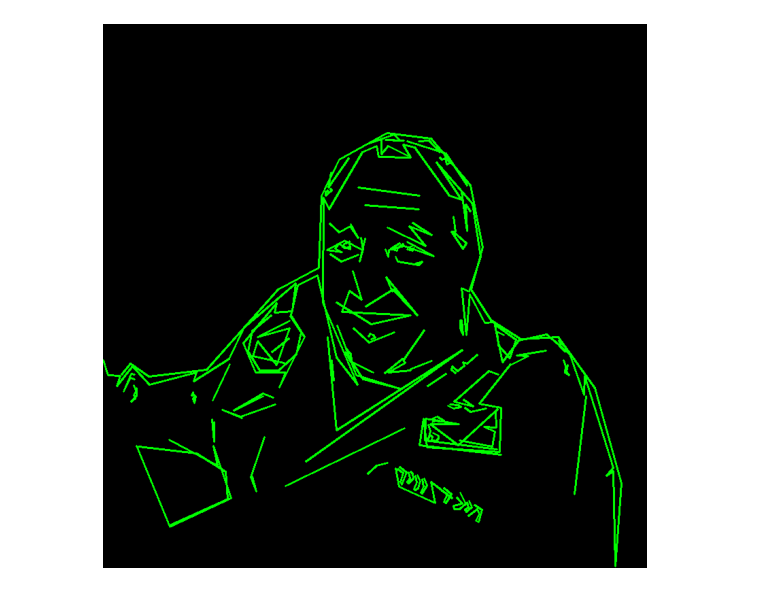
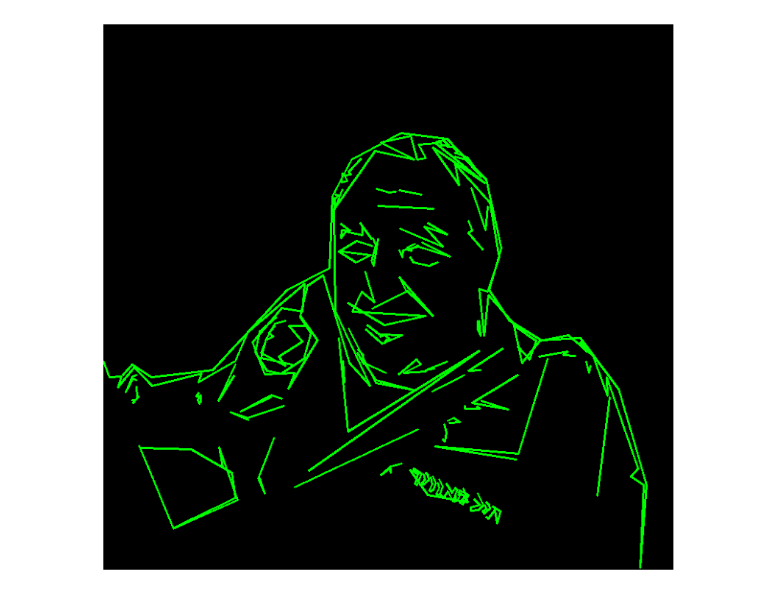
Before and after one commit to Ziv-spec/randomfun, a Jupyter notebook: ml/face.ipynb, the cells around one changed output. Cells and saved outputs as stored; diff of their text form; code cells hidden in the pictures.

```diff
--- a/ml/face.ipynb
+++ b/ml/face.ipynb
@@ -89,3 +90,20 @@ plt.imshow(new_img.astype('uint8'))
 
 with open('face.img', '+a') as face_img:
     face_img.write(new_img_img)
+# %%
+import cv2 as cv
+import numpy as np
+import matplotlib.pyplot as plt
+
+image_path = 'ashush_body.jpeg'
+# image_path = 'C:\\Users\\bkand\\Downloads\\shilon.jpeg'
+img = cv.imread(image_path, cv.IMREAD_GRAYSCALE)
+h, w = img.shape; ratio = w/h
+img = cv.resize(img, (int(ratio*120), 120))
+plt.imshow(img)
+
+from PIL import Image
+with Image.open(image_path) as im:
+    w, h = im.size; ratio = w/h
+    img = np.asarray(im)
+plt.imshow(img)
@@ -92,7 +113,4 @@ with open('face.img', '+a') as face_img:
 # %%
-import cv2 as cv
-import numpy as np
-import matplotlib.pyplot as plt
 
 #  Holistically-Nested Edge Detection (https://arxiv.org/abs/1504.06375) neural network
 #  is used as an example model. Find a pre-trained model at https://github.com/s9xie/hed.
@@ -121,7 +139,6 @@ class CropLayer(object):
     def forward(self, inputs):
         return [inputs[0][:,:,self.ystart:self.yend,self.xstart:self.xend]]
 
-input_img = "C:\\Users\\bkand\\Downloads\\tanya-images\\ashush_body.jpeg"
 prototxt = "deploy.prototxt"
 caffemodel ="hed_pretrained_bsds.caffemodel"
 
@@ -130,8 +147,7 @@ caffemodel ="hed_pretrained_bsds.caffemodel"
 net = cv.dnn.readNetFromCaffe(prototxt, caffemodel)
 cv.dnn_registerLayer('Crop', CropLayer)
 
-image=cv.imread(input_img)
-image=cv.resize(image,(800, 800))
+image=img
 
 inp = cv.dnn.blobFromImage(image, scalefactor=.8, size=image.shape[:2],
                            mean=(104.00698793, 116.66876762, 122.67891434),
@@ -147,14 +163,15 @@ out=cv.cvtColor(out,cv.COLOR_GRAY2BGR)
 out = 255 * out
 out = out.astype(np.uint8)
 # %%
-img = cv.imread(input_img, cv.IMREAD_GRAYSCALE)
-img=cv.resize(img,(800, 800))
+
+img = cv.imread(image_path, cv.IMREAD_GRAYSCALE)
+
 img = cv.medianBlur(img,5)
 # https://docs.opencv.org/4.x/d7/d4d/tutorial_py_thresholding.html
 gray_threshold = cv.adaptiveThreshold(img,255,cv.ADAPTIVE_THRESH_GAUSSIAN_C, cv.THRESH_BINARY_INV,11,2)
 gray_hed = cv.cvtColor( out, cv.COLOR_RGB2GRAY)
 gray_bitwise_hed_and_threshold = np.bitwise_and(gray_threshold, gray_hed)
-plt.subplots(figsize=(15, 15))
+plt.subplots(figsize=(15, 5))
 plt.subplot(1, 3, 1)
 plt.axis('off')
 plt.imshow(gray_threshold)
@@ -170,11 +187,17 @@ plt.axis('off')
 # %%
 import cv2
-# img = cv2.imread(image_path, cv2.IMREAD_GRAYSCALE)
-# edges_img = cv2.Canny(img, 50, 130)
+
+# ashush
+min_area_threshold = 40
+epsilon_factor_lo, epsilon_factor_hi = 0.034, 0.002
+
+# shilon
+# min_area_threshold = 100
+# epsilon_factor_lo, epsilon_factor_hi = 0.06, 0.003
+
 contours, hierarchy = cv.findContours(gray_bitwise_hed_and_threshold, cv.RETR_CCOMP, cv.CHAIN_APPROX_SIMPLE)
 output_image = np.zeros((img.shape[0], img.shape[1], 3), dtype=np.uint8) # 3 channels for color
 
-min_area_threshold = 40
 filtered_contours = []
 vectorized_lines = []
 
@@ -190,7 +213,7 @@ for i, contour in enumerate(contours):
 
   perimeter = cv2.arcLength(contour, True)
   # NOTE: fine tune the epsilon factor to your needs ( larger contours need more details )
-  epsilon_factor = 0.002 if contour.shape[0] > 1000 else 0.034
+  epsilon_factor = epsilon_factor_hi if contour.shape[0] > 1000 else epsilon_factor_lo
   epsilon = epsilon_factor * perimeter
   # Approximate the contour with a polygon (Ramer-Douglas-Peucker algorithm)
   approx = cv2.approxPolyDP(contour, epsilon, True)
@@ -240 +263 @@ line count: 431
-[figure, old version]
+[figure, new version]
```
Also changed, not shown: parts of 9 cells of this notebook, 2 other files.
